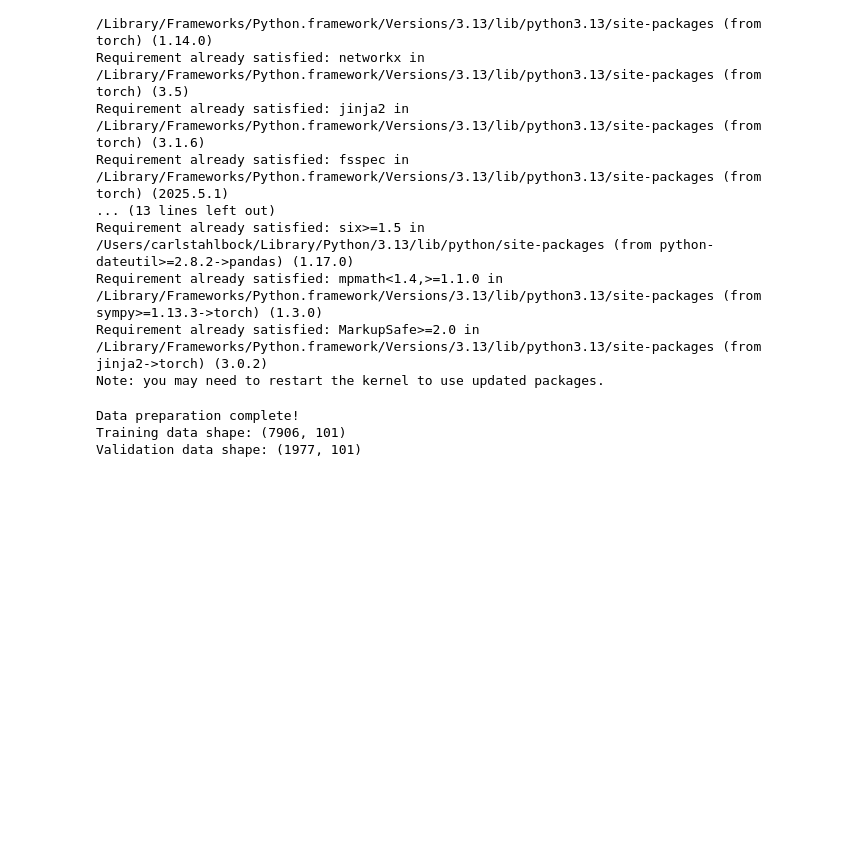
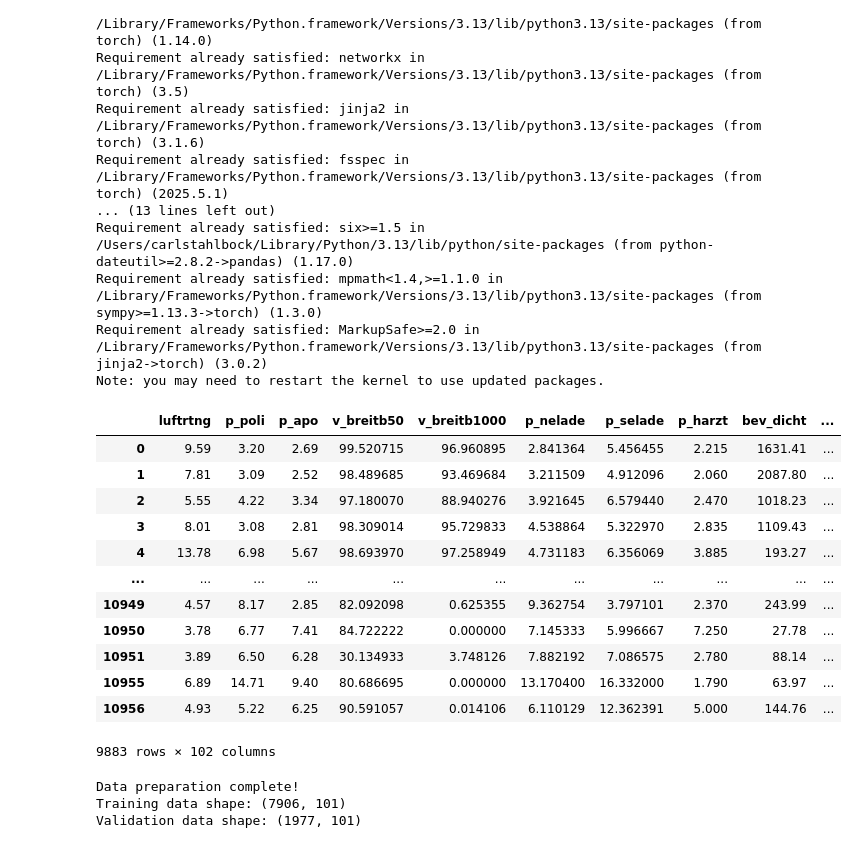
Before and after one commit to LeoS3000/VIZ-XAI-OpenDataGermany, a Jupyter notebook: tabnet.ipynb, the cells around one changed output. Cells and saved outputs as stored; diff of their text form; code cells hidden in the pictures; blank space fills up the shorter version.

```diff
--- a/tabnet.ipynb
+++ b/tabnet.ipynb
@@ -18,6 +18,22 @@ Requirement already satisfied: six>=1.5 in /Users/carlstahlbock/Library/Python/3
 Requirement already satisfied: mpmath<1.4,>=1.1.0 in /Library/Frameworks/Python.framework/Versions/3.13/lib/python3.13/site-packages (from sympy>=1.13.3->torch) (1.3.0)
 Requirement already satisfied: MarkupSafe>=2.0 in /Library/Frameworks/Python.framework/Versions/3.13/lib/python3.13/site-packages (from jinja2->torch) (3.0.2)
 Note: you may need to restart the kernel to use updated packages.
+# %%
+df
+# %% [output]
+|  | luftrtng | p_poli | p_apo | v_breitb50 | v_breitb1000 | p_nelade | p_selade | p_harzt | bev_dicht | ... |
+| 0 | 9.59 | 3.20 | 2.69 | 99.520715 | 96.960895 | 2.841364 | 5.456455 | 2.215 | 1631.41 | ... |
+| 1 | 7.81 | 3.09 | 2.52 | 98.489685 | 93.469684 | 3.211509 | 4.912096 | 2.060 | 2087.80 | ... |
+| 2 | 5.55 | 4.22 | 3.34 | 97.180070 | 88.940276 | 3.921645 | 6.579440 | 2.470 | 1018.23 | ... |
+| 3 | 8.01 | 3.08 | 2.81 | 98.309014 | 95.729833 | 4.538864 | 5.322970 | 2.835 | 1109.43 | ... |
+| 4 | 13.78 | 6.98 | 5.67 | 98.693970 | 97.258949 | 4.731183 | 6.356069 | 3.885 | 193.27 | ... |
+| ... | ... | ... | ... | ... | ... | ... | ... | ... | ... | ... |
+| 10949 | 4.57 | 8.17 | 2.85 | 82.092098 | 0.625355 | 9.362754 | 3.797101 | 2.370 | 243.99 | ... |
+| 10950 | 3.78 | 6.77 | 7.41 | 84.722222 | 0.000000 | 7.145333 | 5.996667 | 7.250 | 27.78 | ... |
+| 10951 | 3.89 | 6.50 | 6.28 | 30.134933 | 3.748126 | 7.882192 | 7.086575 | 2.780 | 88.14 | ... |
+| 10955 | 6.89 | 14.71 | 9.40 | 80.686695 | 0.000000 | 13.170400 | 16.332000 | 1.790 | 63.97 | ... |
+| 10956 | 4.93 | 5.22 | 6.25 | 90.591057 | 0.014106 | 6.110129 | 12.362391 | 5.000 | 144.76 | ... |
+9883 rows × 102 columns
 # %%
 import pandas as pd
 import numpy as np
```
Also changed, not shown: parts of 7 cells of this notebook, 3 other files.
